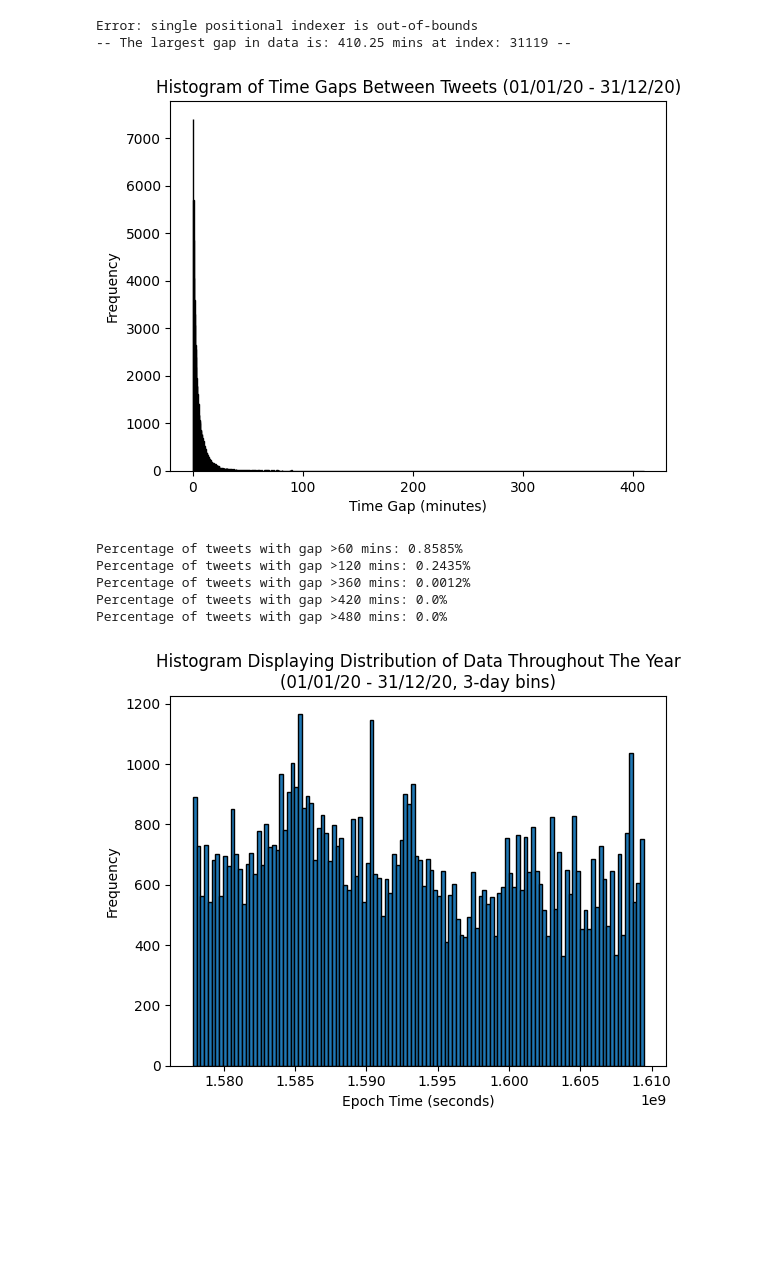
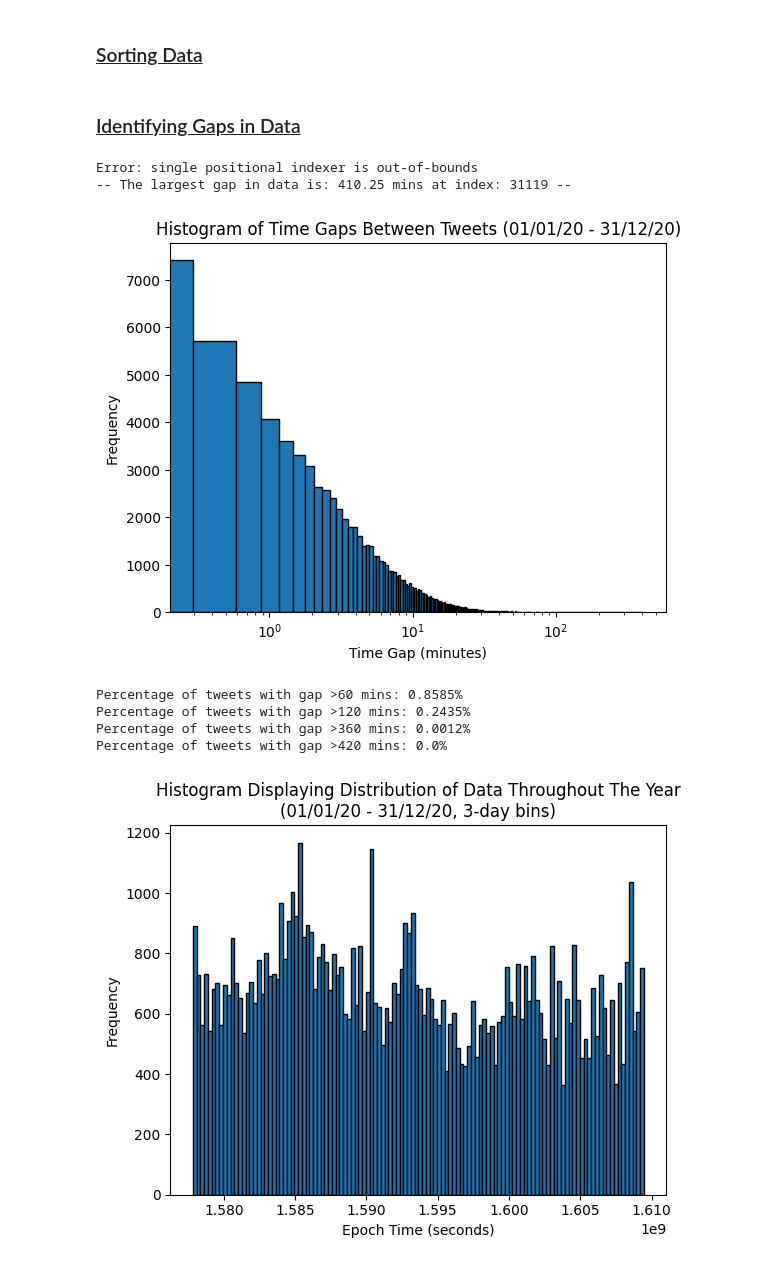
Before and after one commit to christywastaken/twitter-sentiment-analysis, a Jupyter notebook: twitter_sentiment_analysis.ipynb, the cells around one changed output. Drawn from its saved outputs; the diff is of its cells as text; code cells hidden in the pictures; blank space fills up the shorter version.

```diff
--- a/twitter_sentiment_analysis.ipynb
+++ b/twitter_sentiment_analysis.ipynb
@@ -148,6 +173,8 @@ tweet_df_2020 = twitter_scraper.run()
 #Store DF to SQL DB
 with SQLContextManager('twitter_sentiment_analysis.db') as connection:
     tweet_df_2020.to_sql('all_2020', connection, if_exists='replace', index=False)
+# %% [markdown]
+### <u>Sorting Data</u>
 # %%
 # Add epoch_seconds to SQL db.
 with SQLContextManager('twitter_sentiment_analysis.db') as connection:
@@ -155,6 +182,8 @@ with SQLContextManager('twitter_sentiment_analysis.db') as connection:
     tweet_df_2020 = pd.read_sql(query, connection)
     epoc_tweet_df_2020 = add_epoch_time_and_sort(tweet_df=tweet_df_2020)
     epoc_tweet_df_2020.to_sql('all_2020', con=connection, if_exists='replace', index=False)
+# %% [markdown]
+### <u>Identifying Gaps in Data<u/>
 # %%
 # check for gaps in data and sort by largest gaps.
 with SQLContextManager('twitter_sentiment_analysis.db') as connection:
@@ -169,18 +198,19 @@ Error: single positional indexer is out-of-bounds
 # %%
 # visiualizing gaps in the data
 import matplotlib.pyplot as plt
 
 plt.hist(tweet_df_time_gaps_2020['time_diff_mins'], bins='auto', edgecolor='black')
 plt.title('Histogram of Time Gaps Between Tweets (01/01/20 - 31/12/20)')
 plt.xlabel('Time Gap (minutes)')
 plt.ylabel('Frequency')
+plt.xscale('log')
 plt.show()
 # %% [output]
-[figure, old version]
+[figure, new version]
 # %%
 # Getting some numbers on the gaps in the data
 data_size = len(tweet_df_time_gaps_2020)
-for time in [60,120,360,420,480]:
+for time in [60,120,360,420]:
     num_gaps = sum(tweet_df_time_gaps_2020['time_diff_mins']>time)
     print(f'Percentage of tweets with gap >{str(time)} mins: {round(((num_gaps/data_size)*100),4)}%')
 # %% [output]
@@ -188,7 +218,6 @@ Percentage of tweets with gap >60 mins: 0.8585%
 Percentage of tweets with gap >120 mins: 0.2435%
 Percentage of tweets with gap >360 mins: 0.0012%
 Percentage of tweets with gap >420 mins: 0.0%
-Percentage of tweets with gap >480 mins: 0.0%
 # %%
 # Visualising spread of data using epoch time in seconds.
 plt.hist(tweet_df_time_gaps_2020['epoch_seconds'], bins=120,edgecolor='black')
```
Also changed, not shown: parts of 30 cells of this notebook, 3 other files.
